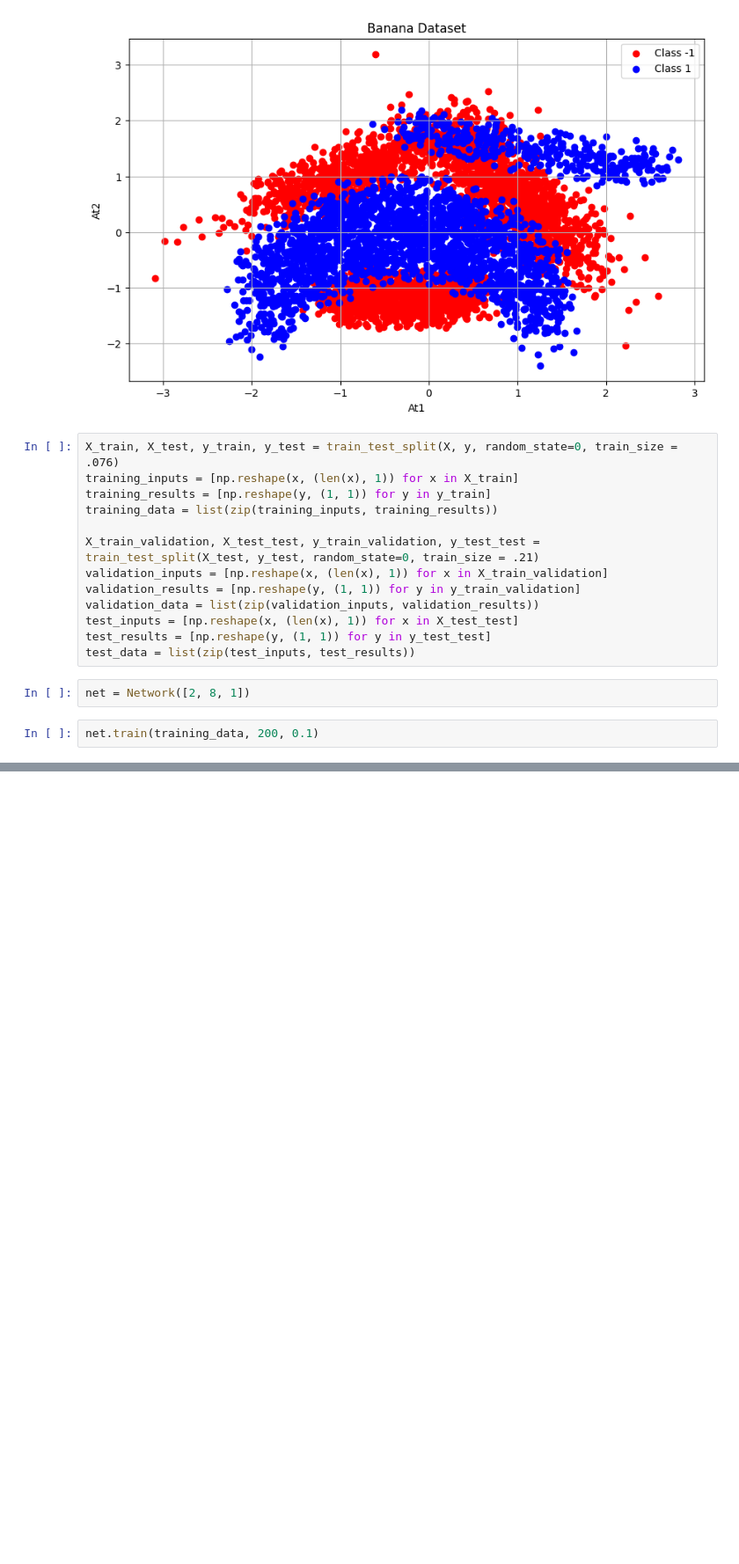
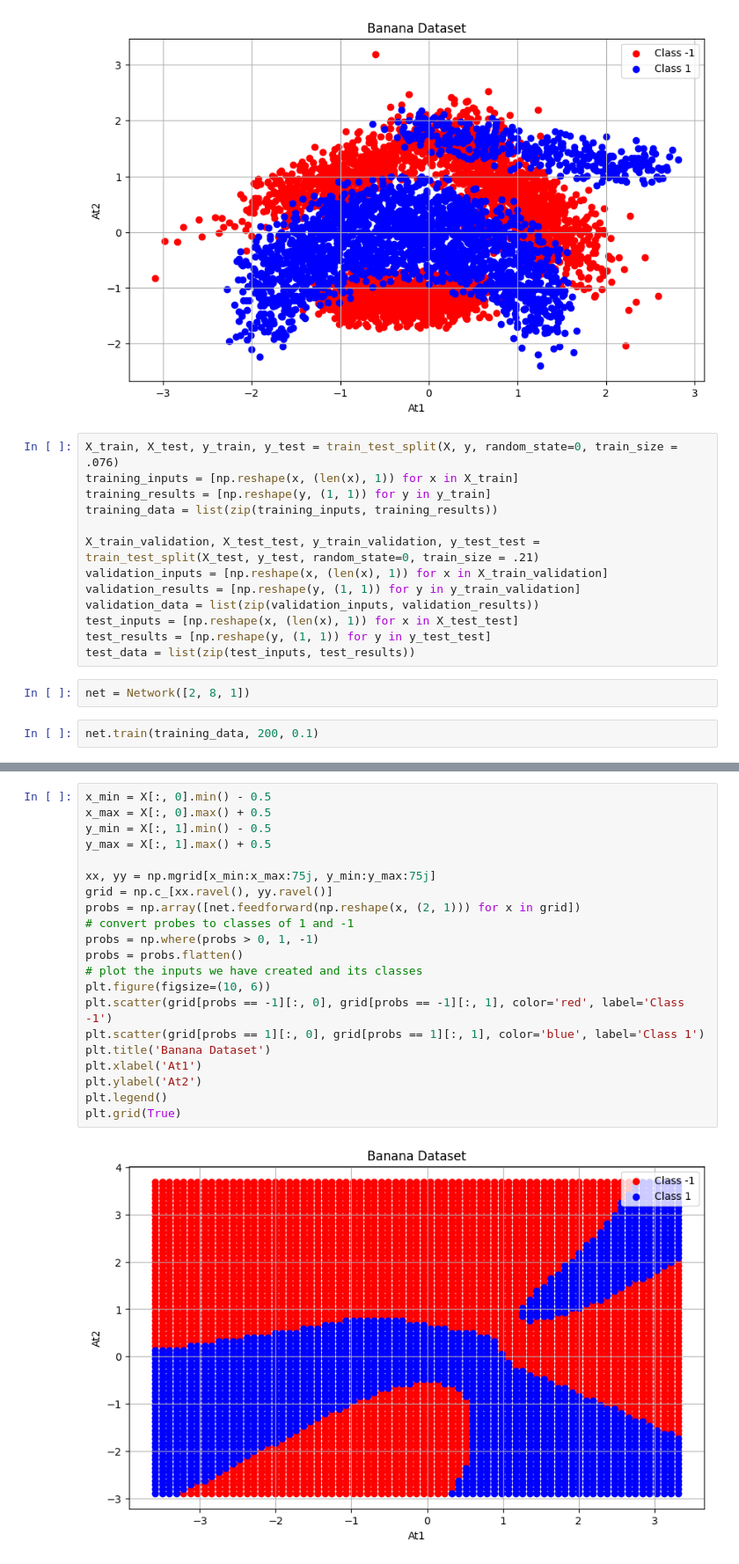
Before and after one commit to ksananth4424/ML_IISc, a Jupyter notebook: Banana_dataset2.ipynb, the cells around one changed output, grey strips where cells are left out. Shown at 88% size. Cells and saved outputs as stored; diff of their text form; blank space fills up the shorter version.

```diff
--- a/Banana_dataset2.ipynb
+++ b/Banana_dataset2.ipynb
@@ -175,0 +176,23 @@ plot_loss("log.txt")
+# %%
+x_min = X[:, 0].min() - 0.5
+x_max = X[:, 0].max() + 0.5
+y_min = X[:, 1].min() - 0.5
+y_max = X[:, 1].max() + 0.5
+
+xx, yy = np.mgrid[x_min:x_max:75j, y_min:y_max:75j]
+grid = np.c_[xx.ravel(), yy.ravel()]
+probs = np.array([net.feedforward(np.reshape(x, (2, 1))) for x in grid])
+# convert probes to classes of 1 and -1
+probs = np.where(probs > 0, 1, -1)
+probs = probs.flatten()
+# plot the inputs we have created and its classes
+plt.figure(figsize=(10, 6))
+plt.scatter(grid[probs == -1][:, 0], grid[probs == -1][:, 1], color='red', label='Class -1')
+plt.scatter(grid[probs == 1][:, 0], grid[probs == 1][:, 1], color='blue', label='Class 1')
+plt.title('Banana Dataset')
+plt.xlabel('At1')
+plt.ylabel('At2')
+plt.legend()
+plt.grid(True)
+# %% [output]
+[figure, added]
```
Also changed, not shown: parts of 4 cells of this notebook, 1 other file.
